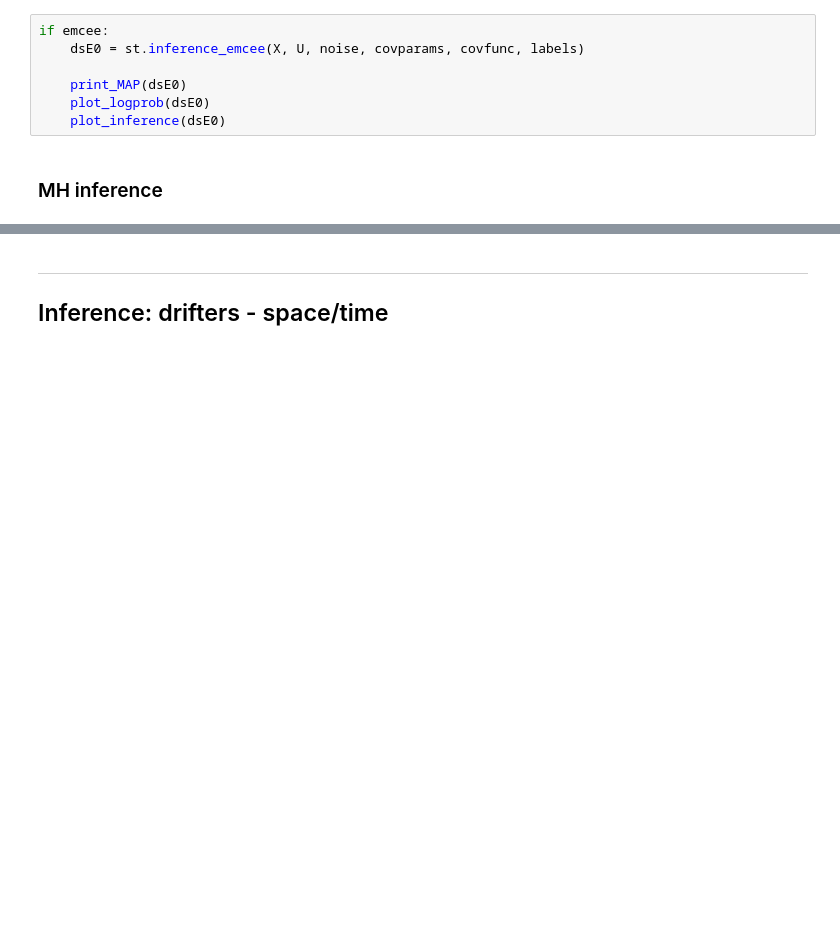
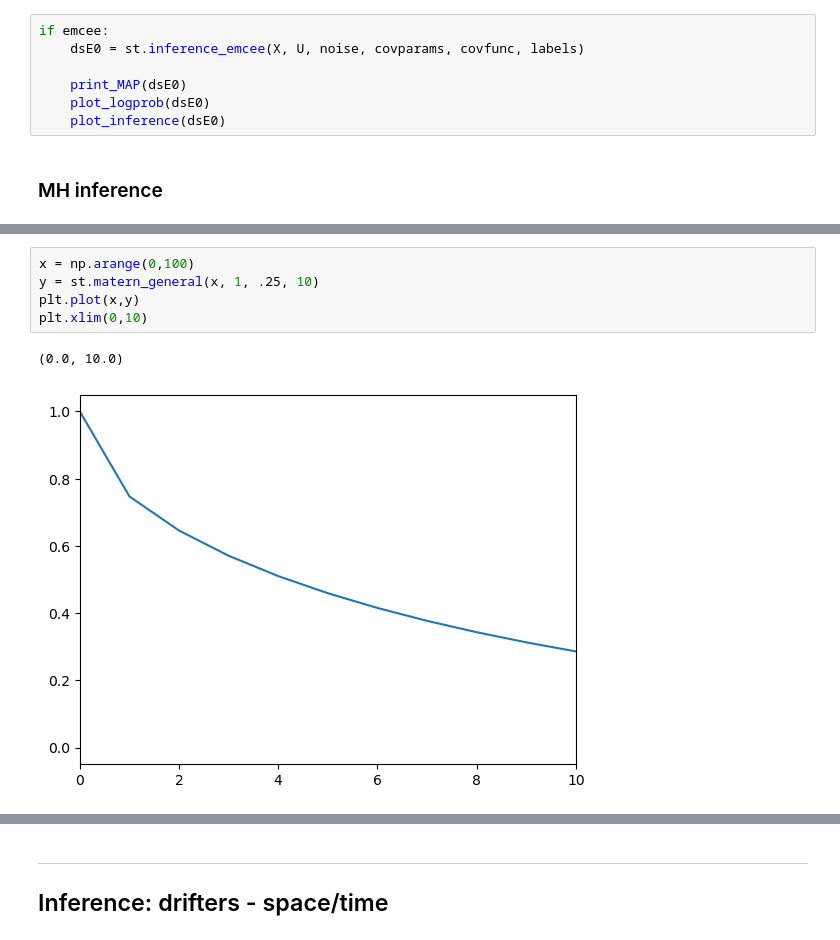
Before and after one commit to apatlpo/nwastats, a Jupyter notebook: notebooks/drifter_3D_inference.ipynb, the cells around one changed output, grey strips where cells are left out. Cells and saved outputs as stored; diff of their text form; blank space fills up the shorter version.

```diff
--- a/notebooks/drifter_3D_inference.ipynb
+++ b/notebooks/drifter_3D_inference.ipynb
@@ -505,0 +499,8 @@ if emcee:
+# %%
+x = np.arange(0,100)
+y = st.matern_general(x, 1, .25, 10)
+plt.plot(x,y)
+plt.xlim(0,10)
+# %% [output]
+(0.0, 10.0)
+[figure, added]
```
Also changed, not shown: parts of 14 cells of this notebook, 2 other files.
